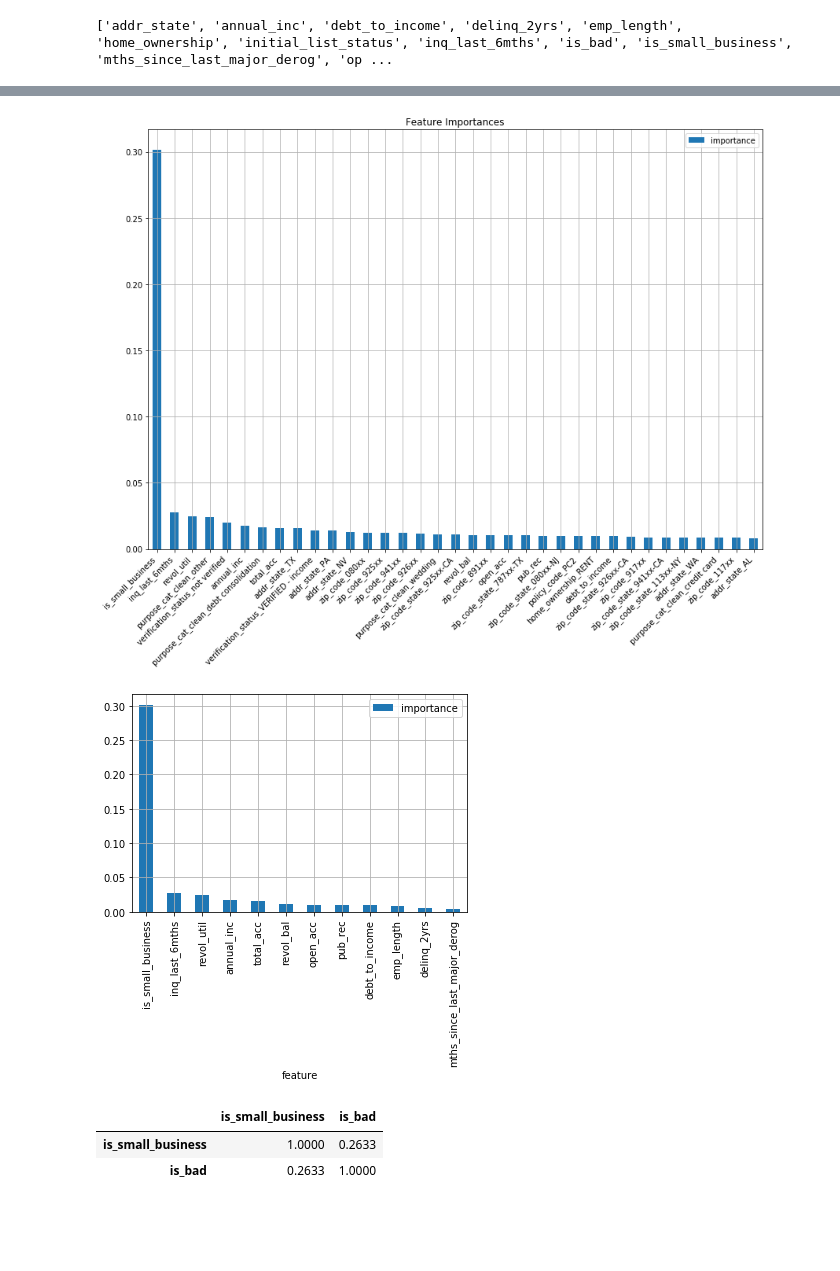
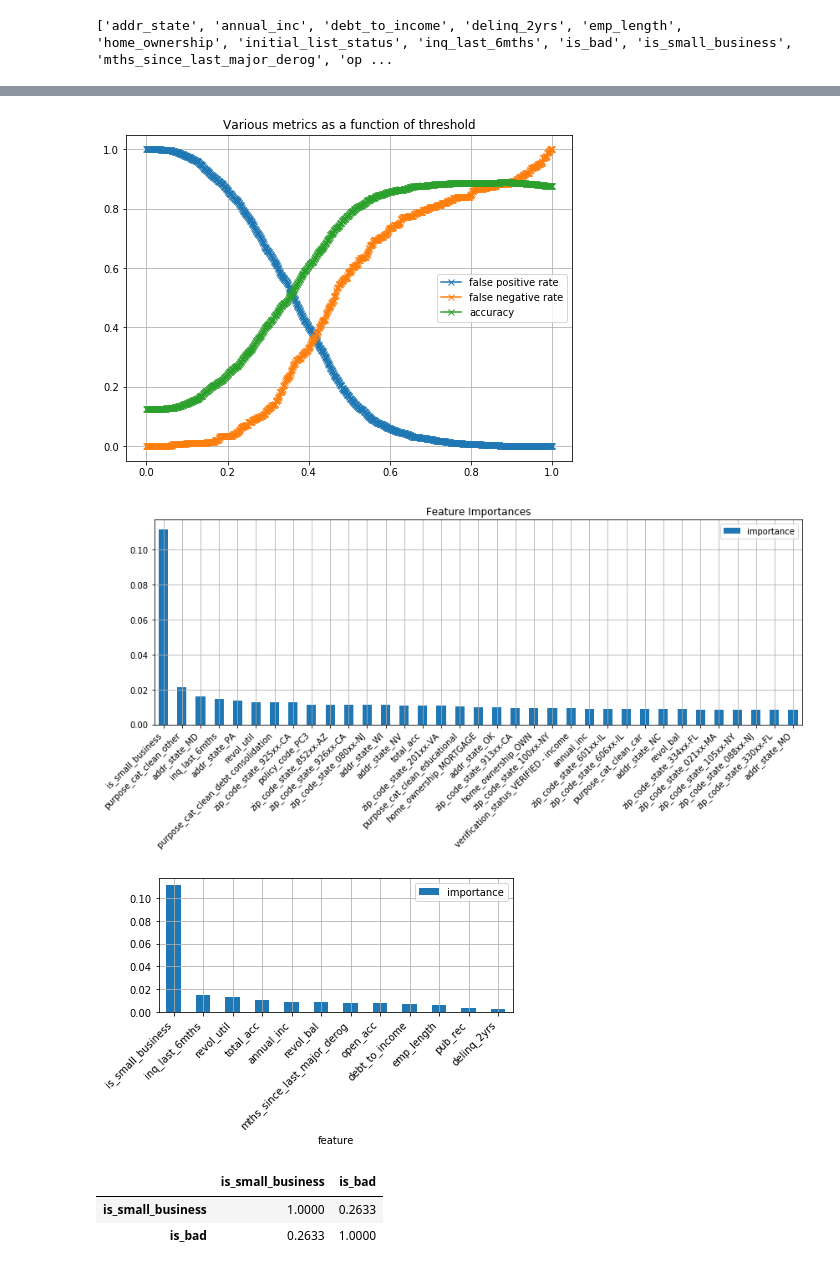
Before and after one commit to bethanymbaker/arch, a Jupyter notebook: notebooks/MavenWave.ipynb, the cells around one changed output, grey strips where cells are left out. Cells and saved outputs as stored; diff of their text form; code cells hidden in the pictures; blank space fills up the shorter version.

Commit message:
more metrics

```diff
--- a/notebooks/MavenWave.ipynb
+++ b/notebooks/MavenWave.ipynb
@@ -151,10 +157,10 @@ plt.grid()
 # %%
-df.loc[df.emp_length.isna(), 'emp_length'] = df.emp_length.dropna().mean()
+df.loc[df.emp_length.isna(), 'emp_length'] = df.emp_length.dropna().median()
 # %%
 # Some featurization/data cleanup
 df.loc[df.earliest_cr_line >= pd.to_datetime('2020-01-01'), 'earliest_cr_line'] = pd.NaT
 # df['earliest_cr_cohort_year'] = df.earliest_cr_line.dt.strftime('%Y')
-df.set_index('earliest_cr_line')['annual_inc'].resample('Y').size().plot()
+df.set_index('earliest_cr_line')['annual_inc'].resample('Y').size().plot(figsize=(8, 6))
 plt.legend();
 plt.grid()
 plt.title('Year of Earliest Credit Line');
@@ -392,5 +408,6 @@ plt.title('Best roc_auc scores for numerical features');
 # %%
 cols = sorted(obj_cols_to_use + num_cols_to_use)
+cols.remove('zip_code')
 print(cols)
 # %% [output]
 ['addr_state', 'annual_inc', 'debt_to_income', 'delinq_2yrs', 'emp_length', 'home_ownership', 'initial_list_status', 'inq_last_6mths', 'is_bad', 'is_small_business', 'mths_since_last_major_derog', 'op ...
@@ -403,5 +429,5 @@ df_2.shape
 # %%
 varr = df_2.var().sort_values()
-varr = varr[varr >= 0.005]
+varr = varr[varr >= 0.0025]
 varr.shape
 # %% [output]
@@ -536,13 +578,33 @@ plt.grid()
+# %%
+thresholds = np.linspace(0, 1, 1000)
+fpr = []
+fnr = []
+acc = []
+for threshold in thresholds:
+    y_test['y_pred'] = y_test['y_prob'] >= threshold
+    tn, fp, fn, tp = confusion_matrix(y_test.is_bad, y_test.y_pred).ravel()
+    fpr.append(fp / (fp + tn))
+    fnr.append(fn / (fn + tp))
+    acc.append((tn + tp) / (tn + fp + fn + tp))
+f, ax = plt.subplots(1, 1, figsize=(8, 6))
+plt.plot(thresholds, fpr, label='false positive rate', marker='x');
+plt.plot(thresholds, fnr, label='false negative rate', marker='x');
+plt.plot(thresholds, acc, label='accuracy', marker='x');
+plt.title('Various metrics as a function of threshold')
+plt.legend();
+plt.grid();
+# %% [output]
+[figure, added]
 # %%
 # Plot feature importances
 tmp = pd.DataFrame(index=X_test.columns,
                    data={'importance': model.feature_importances_}).sort_values('importance', ascending=False)
 # tmp[tmp.importance > 0].plot(kind='bar', grid=True, figsize=(12,10))
-tmp.head(35).plot(kind='bar', grid=True, figsize=(12,10))
+tmp.head(35).plot(kind='bar', grid=True, figsize=(12,6))
 plt.xticks(rotation=45, ha='right');
 plt.title('Feature Importances'); plt.gcf().tight_layout();
 # %% [output]
-[figure, old version]
+[figure, new version]
 # %%
 # tmp.loc[num_cols_to_use].head(35).plot(kind='bar', grid=True, figsize=(12,10))
 # plt.xticks(rotation=45, ha='right');
@@ -552,8 +614,10 @@ plt.title('Feature Importances'); plt.gcf().tight_layout();
 tmp_2 = tmp.reset_index().rename(columns={'index': 'feature'})
 tmp_3 = tmp_2[tmp_2.feature.isin(num_cols_to_use)].set_index('feature')
 tmp_3.plot(kind='bar', grid=True);
+plt.xticks(rotation=45, ha='right');
+plt.gcf().tight_layout()
 # %% [output]
-[figure, old version]
+[figure, new version]
 # %%
 cat = tmp.iloc[0].name
 res = df_2[[cat, 'is_bad']]
```
Also changed, not shown: parts of 29 cells of this notebook.
